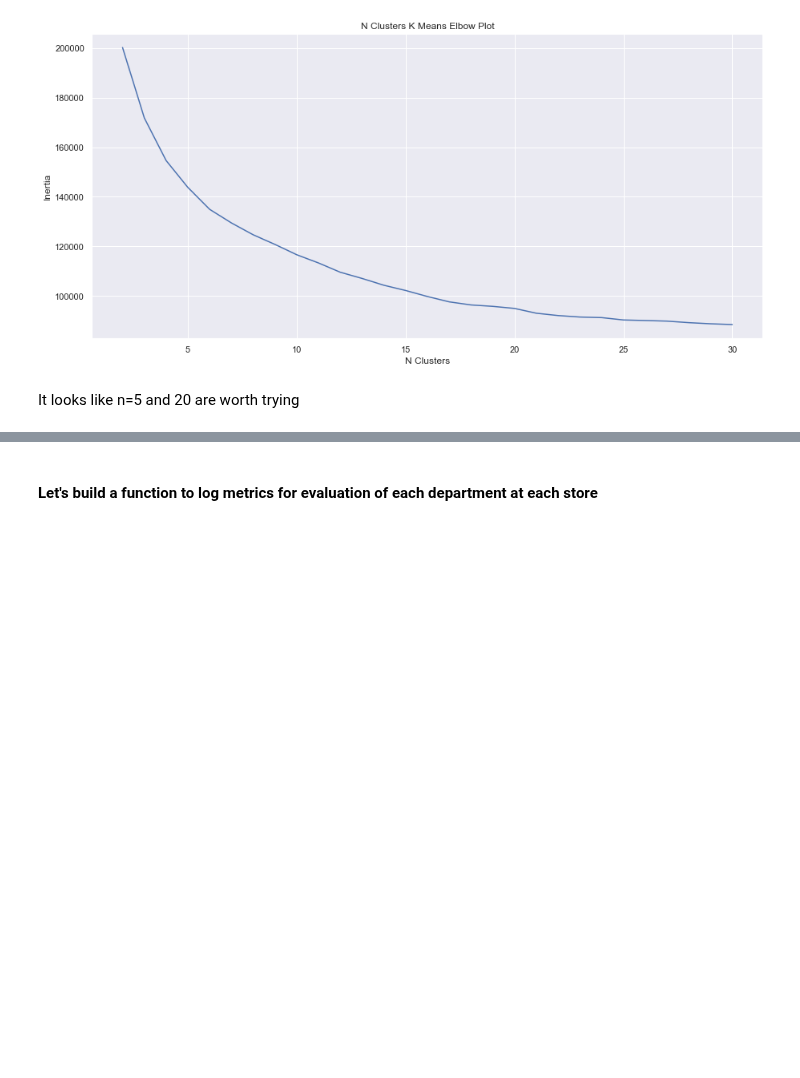
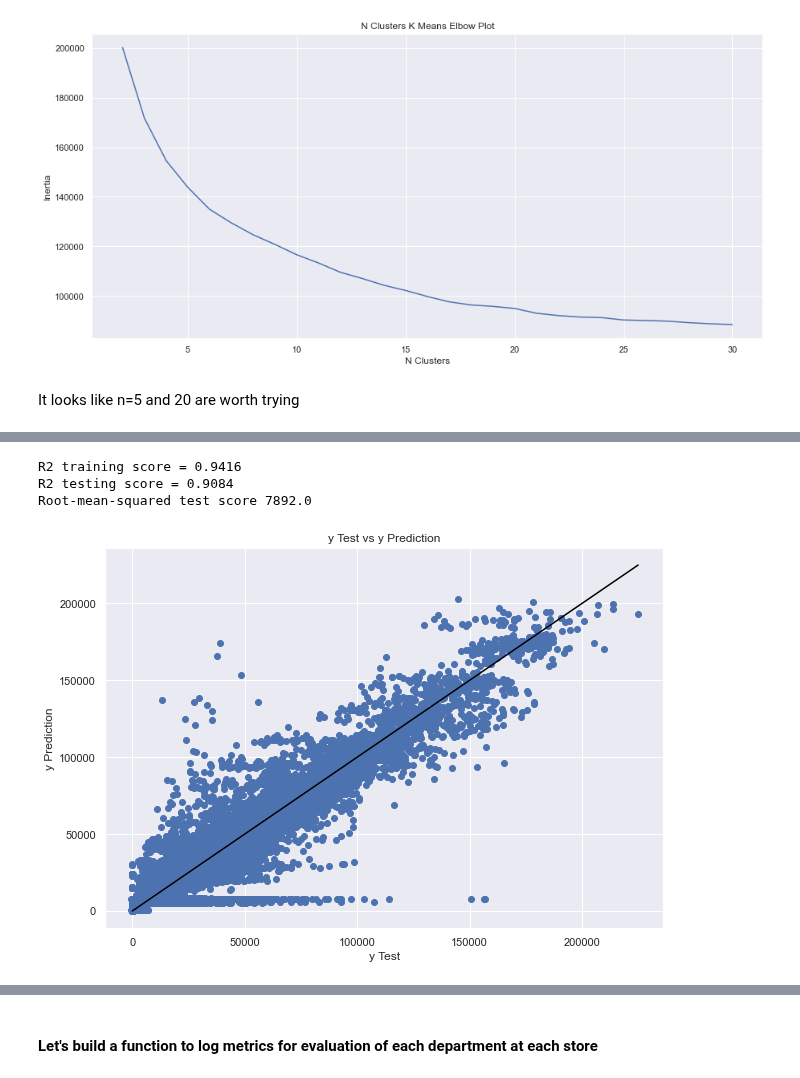
Before and after one commit to Dylan-C-Neal/capstone1-retail_forecasting, a Jupyter notebook: notebooks/C1S4-Modeling.ipynb, the cells around one changed output, grey strips where cells are left out. Cells and saved outputs as stored; diff of their text form; code cells hidden in the pictures; blank space fills up the shorter version.

```diff
--- a/notebooks/C1S4-Modeling.ipynb
+++ b/notebooks/C1S4-Modeling.ipynb
@@ -497,0 +519,8 @@ clustermodeling(20, 30, X_train1, y_train1, X_test1, y_test1)
+# %%
+%%time
+clustermodeling(5, 30, X_train2, y_train2, X_test2, y_test2)
+# %% [output]
+R2 training score = 0.9416
+R2 testing score = 0.9084
+Root-mean-squared test score 7892.0
+[figure, added]
```
Also changed, not shown: parts of 24 cells of this notebook.
